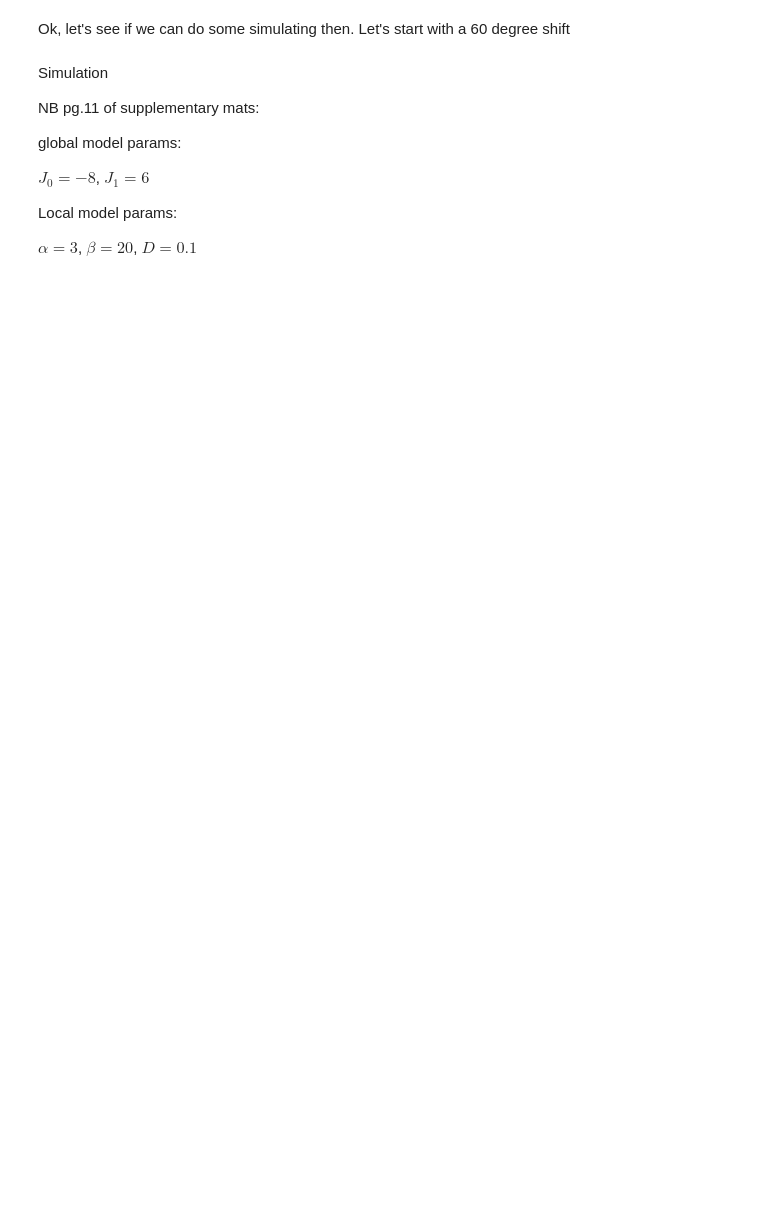
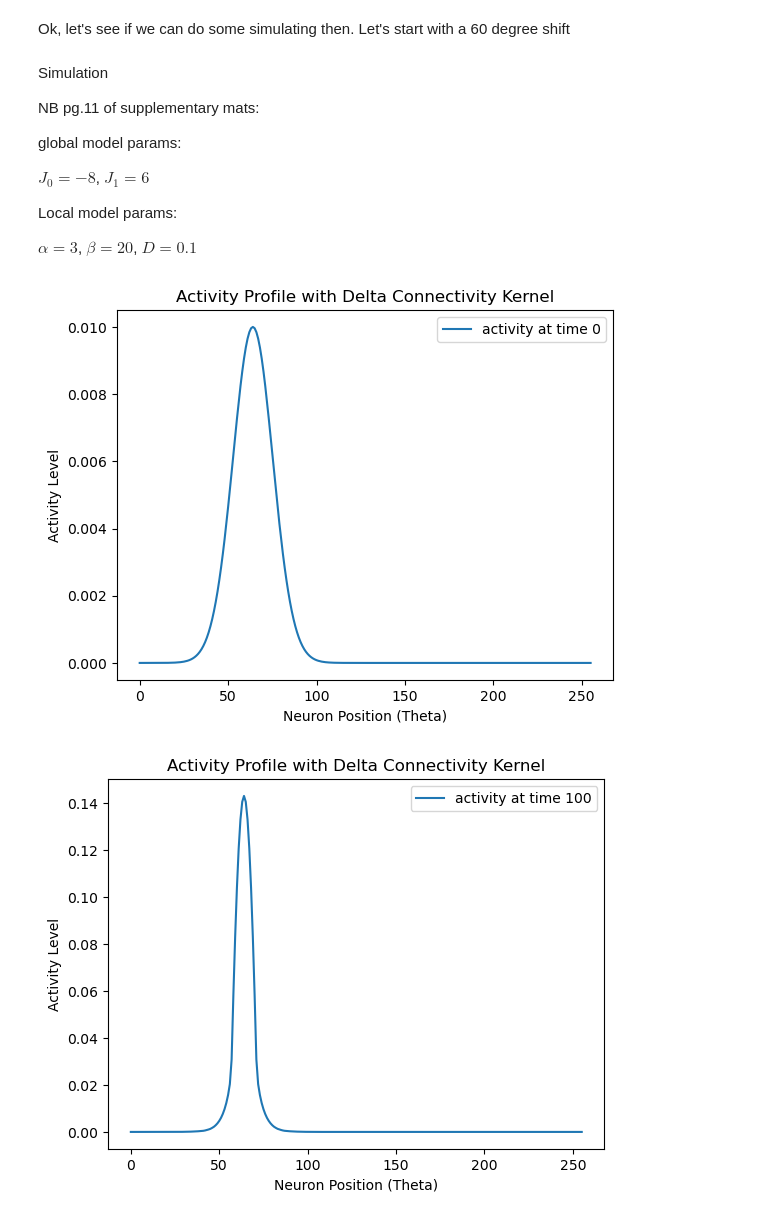
Before and after one commit to CEBangu/RingAttractor, a Jupyter notebook: python_ring/ideation.ipynb, the cells around one changed output. Cells and saved outputs as stored; diff of their text form; code cells hidden in the pictures; blank space fills up the shorter version.

```diff
--- a/python_ring/ideation.ipynb
+++ b/python_ring/ideation.ipynb
@@ -270,3 +294,10 @@ $J_0 = -8$, $J_1 = 6$
 Local model params:
 
 $\alpha = 3$, $\beta = 20$, $D = 0.1$
+# %%
+x = LocalModel(256)
+# %%
+x.simulate(amplitude, kappa, mu=mu_init)
+# %% [output]
+[figure, added]
+[figure, added]
```
Also changed, not shown: parts of 4 cells of this notebook.
